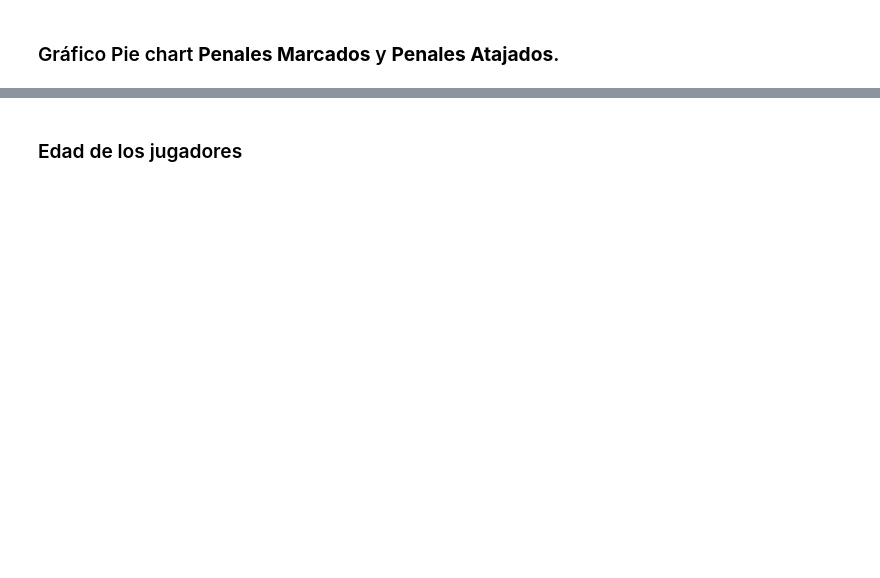
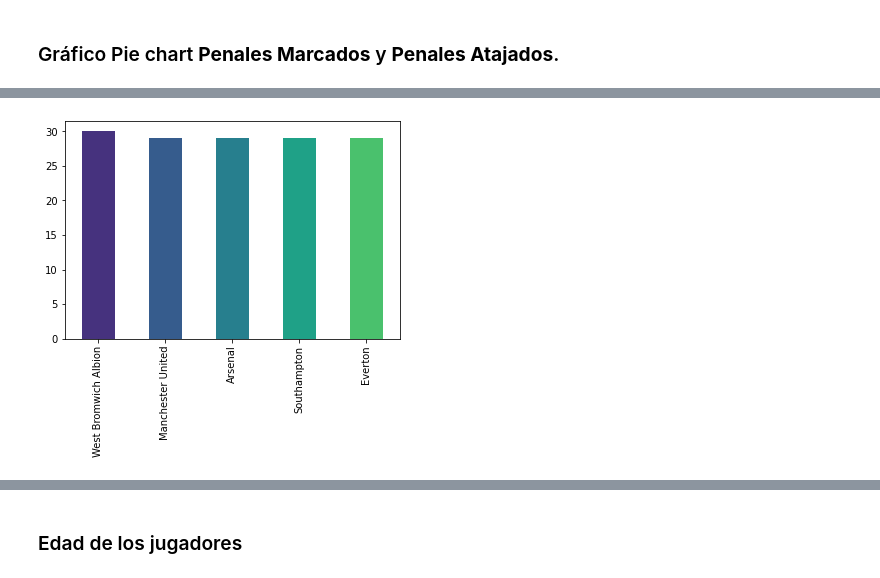
Before and after one commit to davilajose/Portafolio, a Jupyter notebook: Pandas Análisis de Datos - Premier League.ipynb, the cells around one changed output, grey strips where cells are left out. Saved outputs shown, nothing was run; the diff lists cells and outputs as text; code cells hidden in the pictures; blank space fills up the shorter version.

```diff
--- a/Pandas Análisis de Datos - Premier League.ipynb
+++ b/Pandas Análisis de Datos - Premier League.ipynb
@@ -161,4 +264,9 @@ plt.figure(figsize=(13,6))
 # %%
 # Los Club con maximo numero de jugadores en la temporada
+df['Club'].value_counts().nlargest(5).plot(kind = 'bar', color = sns.color_palette('viridis'))
+
+plt.show()
+# %% [output]
+[figure, added]
 # %%
 # Los Club con menor numero de jugadores en la temporada
```
Also changed, not shown: parts of 46 cells of this notebook.
